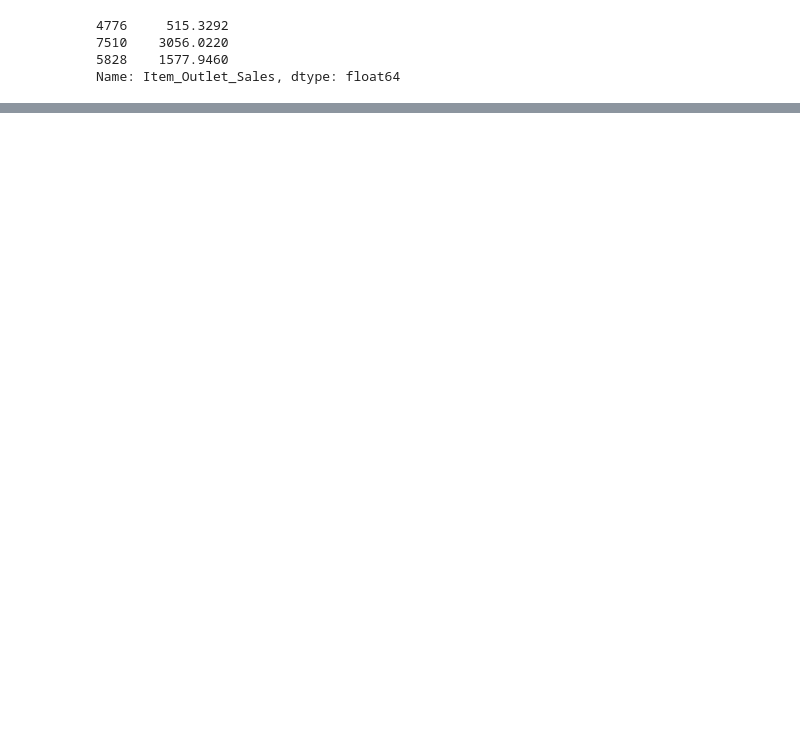
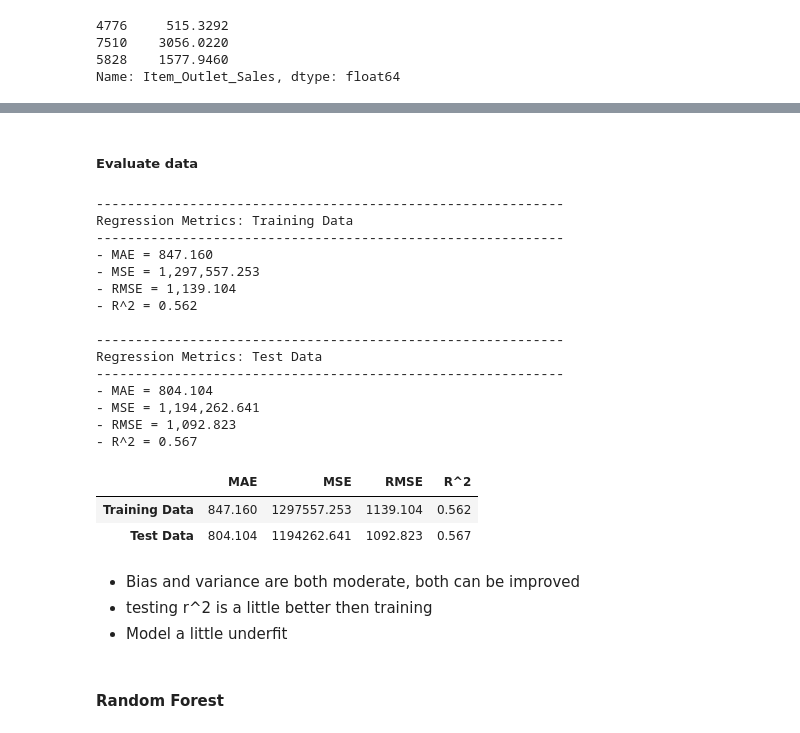
Before and after one commit to 808hanronald/808hanronald, a Jupyter notebook: W5_Project_(core).ipynb, the cells around one changed output, grey strips where cells are left out. Cells and saved outputs as stored; diff of their text form; code cells hidden in the pictures; blank space fills up the shorter version.

```diff
--- a/W5_Project_(core).ipynb
+++ b/W5_Project_(core).ipynb
@@ -614,0 +598,30 @@ memory usage: 732.5 KB
+# %% [markdown]
+##### Evaluate data
+# %%
+evaluate_regression(lin_reg,X_train_processed,y_train,X_test_processed,y_test,
+                     verbose=True,output_frame=True)
+# %% [output]
+------------------------------------------------------------
+Regression Metrics: Training Data
+------------------------------------------------------------
+- MAE = 847.160
+- MSE = 1,297,557.253
+- RMSE = 1,139.104
+- R^2 = 0.562
+
+------------------------------------------------------------
+Regression Metrics: Test Data
+------------------------------------------------------------
+- MAE = 804.104
+- MSE = 1,194,262.641
+- RMSE = 1,092.823
+- R^2 = 0.567
+|  | MAE | MSE | RMSE | R^2 |
+| Training Data | 847.160 | 1297557.253 | 1139.104 | 0.562 |
+| Test Data | 804.104 | 1194262.641 | 1092.823 | 0.567 |
+# %% [markdown]
+  - Bias and variance are both moderate, both can be improved
+  - testing r^2 is a little better then training
+  - Model a little underfit
+# %% [markdown]
+#### Random Forest
```
Also changed, not shown: parts of 73 cells of this notebook.
